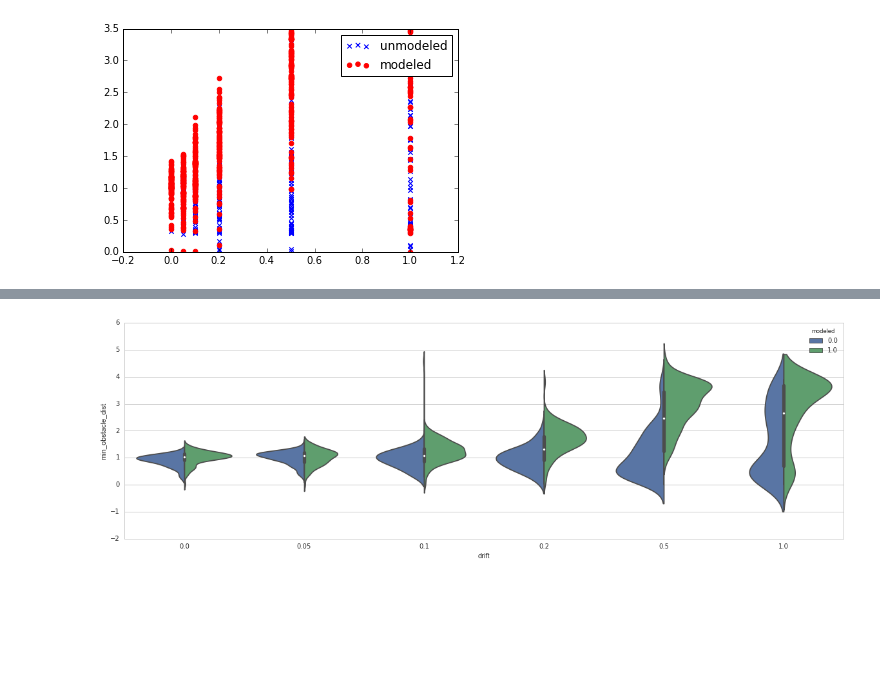
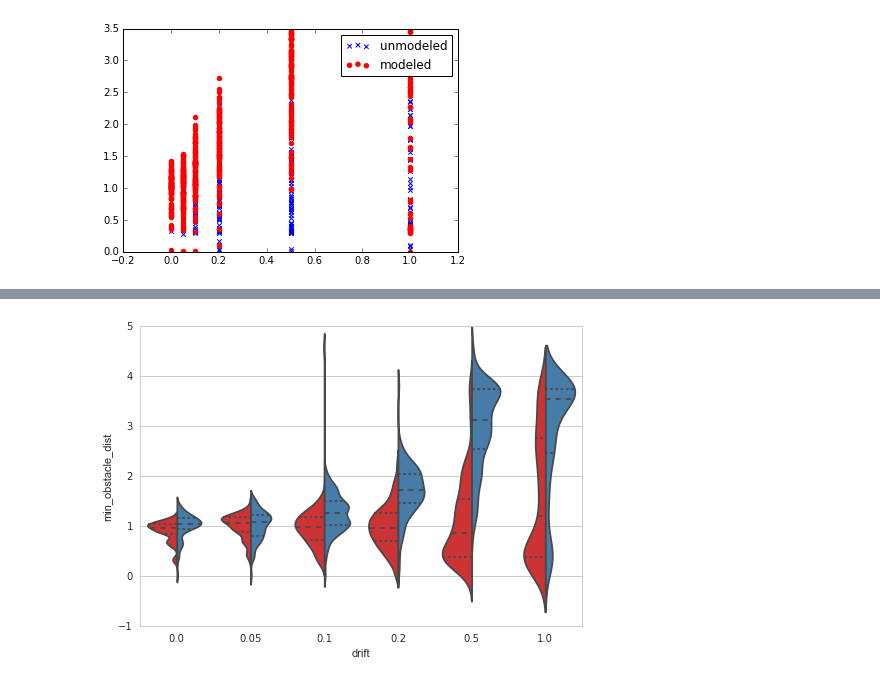
Before and after one commit to peteflorence/analysis-nanomap, a Jupyter notebook: Robustness plots.ipynb, the cells around one changed output, grey strips where cells are left out. Cells and saved outputs as stored; diff of their text form; code cells hidden in the pictures; blank space fills up the shorter version.

```diff
--- a/Robustness plots.ipynb
+++ b/Robustness plots.ipynb
@@ -155,6 +204,11 @@ for root, dirs, files_list in os.walk(fullpath):
 # %%
 sns.set_style("whitegrid")
-plt.figure(figsize=(20,6))
-ax = sns.violinplot(x="drift", y="min_obstacle_dist", hue="modeled", data=robust_df, split=True)
+plt.figure(figsize=(7,5))
+ax = sns.violinplot(x="drift", palette="Set1", y="min_obstacle_dist", inner ='quartile', hue="modeled", data=robust_df, split=True, bw=0.3)
+#axes.set_xlim([0,0.6])
+ax.set_ylim([-1,5])
+plt.tight_layout()
+ax.legend_.remove()
+#plt.savefig('robustness_violin.pdf')
 # %% [output]
-[figure, old version]
+[figure, new version]
```
Also changed, not shown: parts of 11 cells of this notebook.
